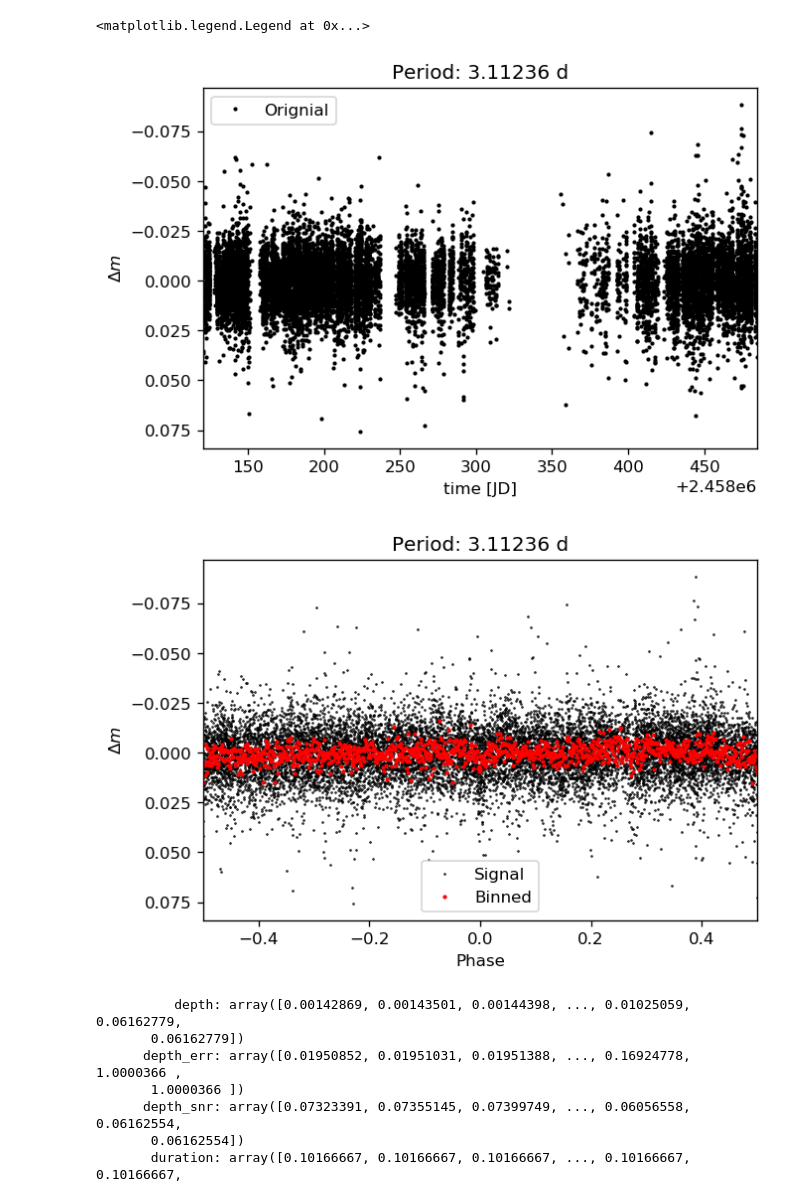
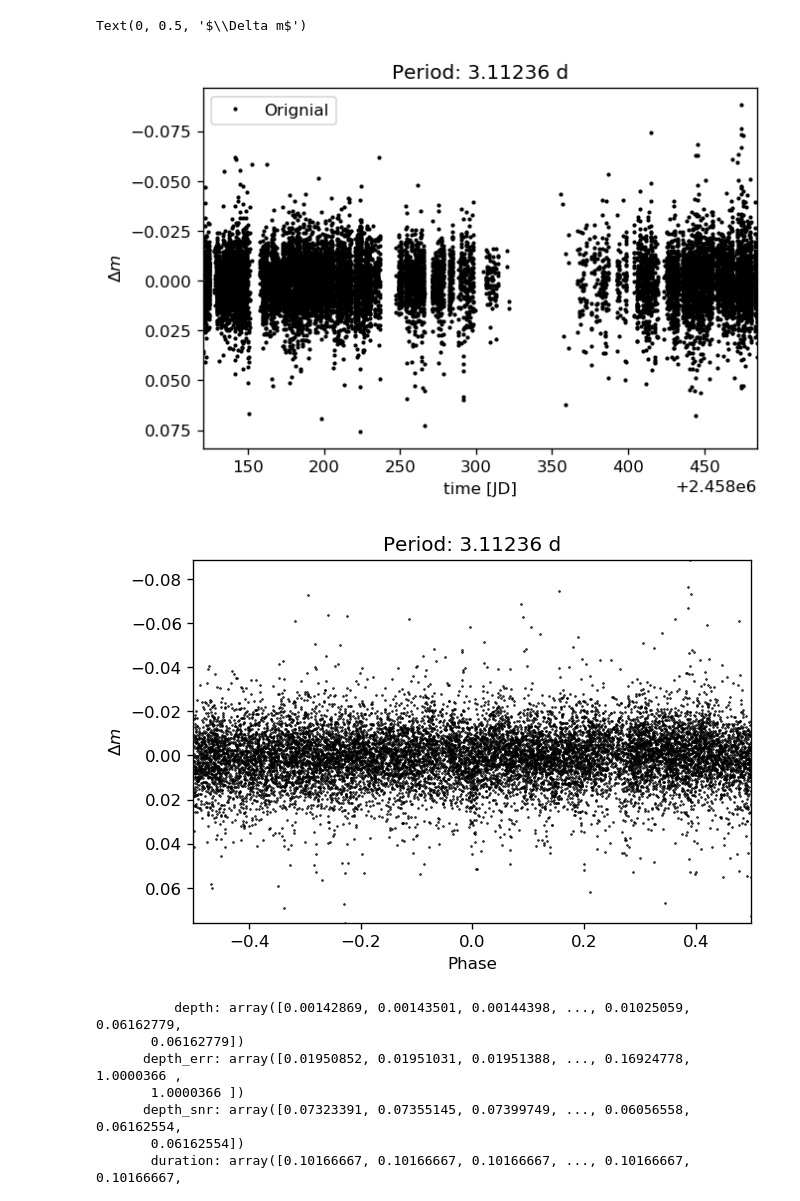
Before and after one commit to ruoyanwangdr/Dectection-of-Bright-Transiting-Exoplanet-with-MASCARA-TESS, a Jupyter notebook: ls_1934956.ipynb, the cells around one changed output. Drawn from its saved outputs; the diff is of its cells as text; code cells hidden in the pictures.

```diff
--- a/ls_1934956.ipynb
+++ b/ls_1934956.ipynb
@@ -1,7 +1,7 @@
 # %%
 from matplotlib import rcParams
 rcParams["figure.dpi"] = 120
-rcParams["savefig.dpi"] = 120
+rcParams["savefig.dpi"] = 200
 
 import numpy as np
 import matplotlib.pyplot as plt
@@ -114,40 +114,40 @@ def spec_digitize_median(x,y,numbins):
 
 original_mag = ls_mag-1
 
 P = 3.11236 # Days
 epoch = 1520.1104+2457000
 
 phase = np.mod(((ls_jd - epoch) / P) + .5, 1) - .5
 
-binned_phase, binned_mag = spec_digitize_median(phase, original_mag, 1200)
+binned_phase, binned_mag = spec_digitize_median(phase, original_mag, 300)
 
 plt.figure()
 plt.xlim(ls_jd.min(), ls_jd.max())
 plt.plot(ls_jd, original_mag, '.k', ms=3, label='Orignial')
 #plt.plot(lsc_jd, injected_mag, '.r', ms=1, label='Injected')
 plt.gca().invert_yaxis()
 plt.title("Period: {0} d".format(P))
 plt.xlabel("time [JD]")
 plt.ylabel(r'$\Delta m$')
 plt.legend()
 #plt.savefig('ascc_1359354_injected.png', dpi=200)
 
 plt.figure()
 plt.xlim(phase.min(),phase.max())
-#plt.ylim(0.01,-0.01)
-#plt.xlim(-0.1,0.1)
+plt.ylim(original_mag.min(),original_mag.max())
+#plt.xlim(-0.06,0.06)
 plt.plot(phase, original_mag, '.k', ms=1, label='Signal')
-plt.plot(binned_phase, binned_mag, '.r', ms=3, label='Binned')
+#plt.plot(binned_phase, binned_mag, '.b', ms=5, label='Binned')
 plt.gca().invert_yaxis()
 plt.title("Period: {0} d".format(P))
 plt.xlabel("Phase")
 plt.ylabel(r'$\Delta m$')
-plt.legend()
+#plt.legend()
 #plt.savefig('ascc_1934956_injected_phase_folding.png', dpi=200)
 # %% [output]
-<matplotlib.legend.Legend at 0x...>
+Text(0, 0.5, '$\\Delta m$')
 [figure]
-[figure, old version]
+[figure, new version]
 # %%
 durations = (2.44*u.h).to(u.d).value
 model = BLS(ls_jd, original_mag*(-1))
```
Also changed, not shown: parts of 4 cells of this notebook.
